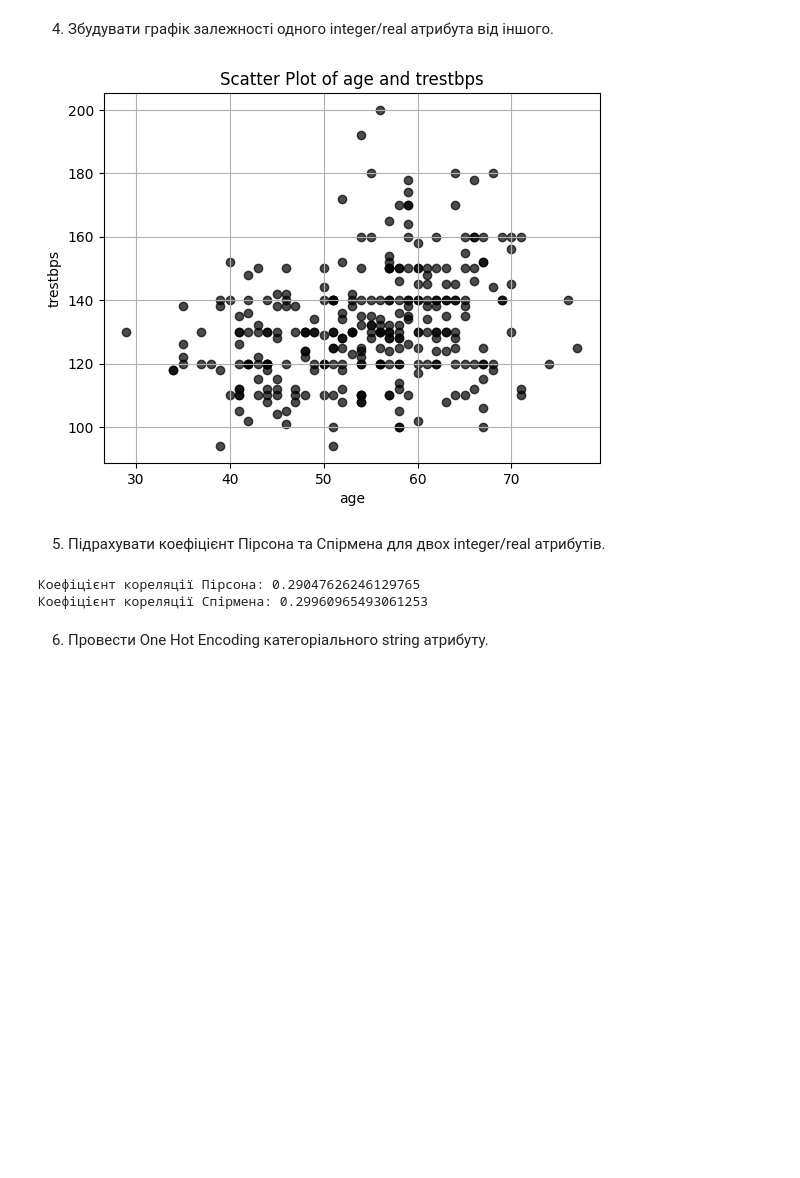
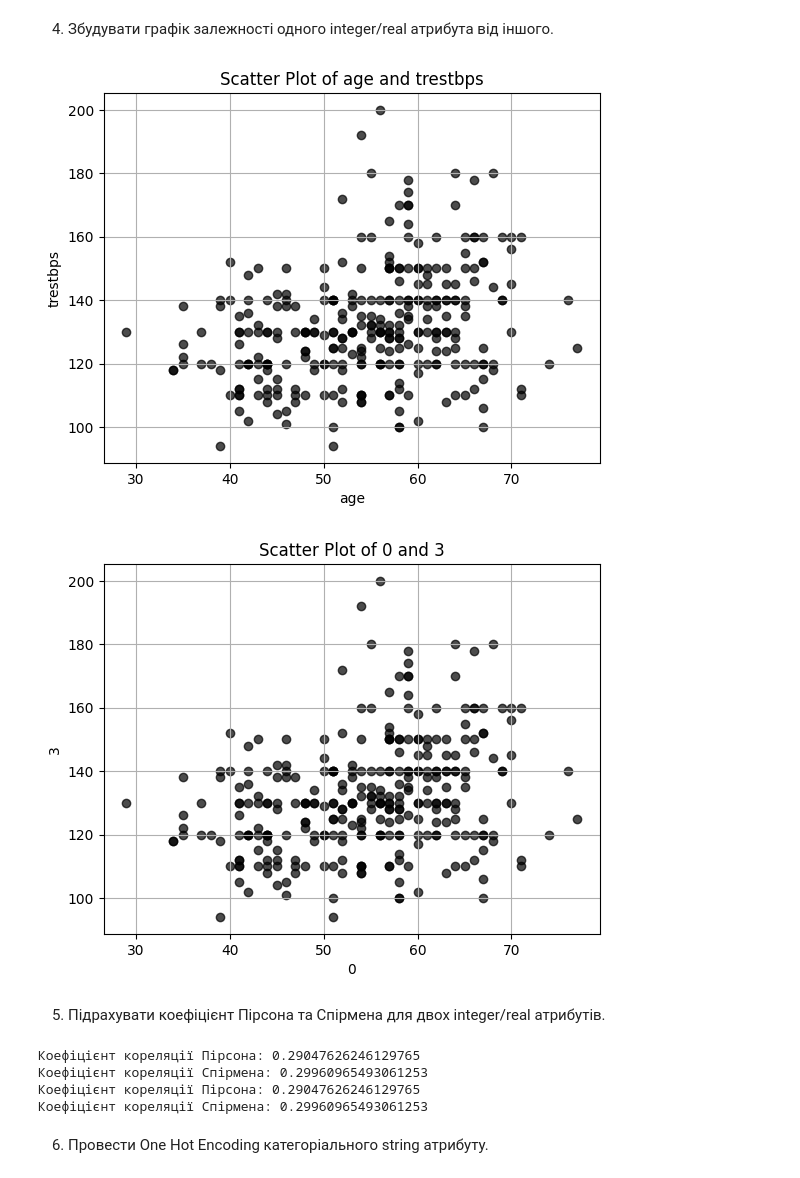
Before and after one commit to PerevuznykIllia/AD, a Jupyter notebook: Lab4.ipynb, the cells around one changed output. Cells and saved outputs as stored; diff of their text form; code cells hidden in the pictures; blank space fills up the shorter version.

```diff
--- a/Lab4.ipynb
+++ b/Lab4.ipynb
@@ -390,32 +397,54 @@ plt.show()
 # %%
 x = 'age'
 y = 'trestbps'
 
 plt.scatter(df[x], df[y], color='black', alpha=0.7)
 plt.xlabel(x)
 plt.ylabel(y)
 plt.title(f'Scatter Plot of {x} and {y}')
 plt.grid(True)
 plt.show()
+
+
+x = 0
+y = 3
+
+plt.scatter(data_np[:, 0], data_np[:, 3], color='black', alpha=0.7)
+plt.xlabel(x)
+plt.ylabel(y)
+plt.title(f'Scatter Plot of {x} and {y}')
+plt.grid(True)
+plt.show()
 # %% [output]
 [figure]
+[figure, added]
 # %% [markdown]
 5. Підрахувати коефіцієнт Пірсона та Спірмена для двох integer/real атрибутів.
 # %%
-attr_1 = 'age'
-attr_2 = 'trestbps'
 
-x = df[attr_1]
-y = df[attr_2]
+x = df['age']
+y = df['trestbps']
 
 pearson_corr, _ = pearsonr(x, y)
 spearman_corr, _ = spearmanr(x, y)
 
 print(f"Коефіцієнт кореляції Пірсона: {pearson_corr}")
 print(f"Коефіцієнт кореляції Спірмена: {spearman_corr}")
+
+
+x = data_np[:, 0]
+y = data_np[:, 3]
+
+pearson_corr, _ = pearsonr(x, y)
+spearman_corr, _ = spearmanr(x, y)
+
+print(f"Коефіцієнт кореляції Пірсона: {pearson_corr}")
+print(f"Коефіцієнт кореляції Спірмена: {spearman_corr}")
 # %% [output]
 Коефіцієнт кореляції Пірсона: 0.29047626246129765
 Коефіцієнт кореляції Спірмена: 0.29960965493061253
+Коефіцієнт кореляції Пірсона: 0.29047626246129765
+Коефіцієнт кореляції Спірмена: 0.29960965493061253
 # %% [markdown]
 6. Провести One Hot Encoding категоріального string атрибуту.
 # %%
```
Also changed, not shown: parts of 15 cells of this notebook.
